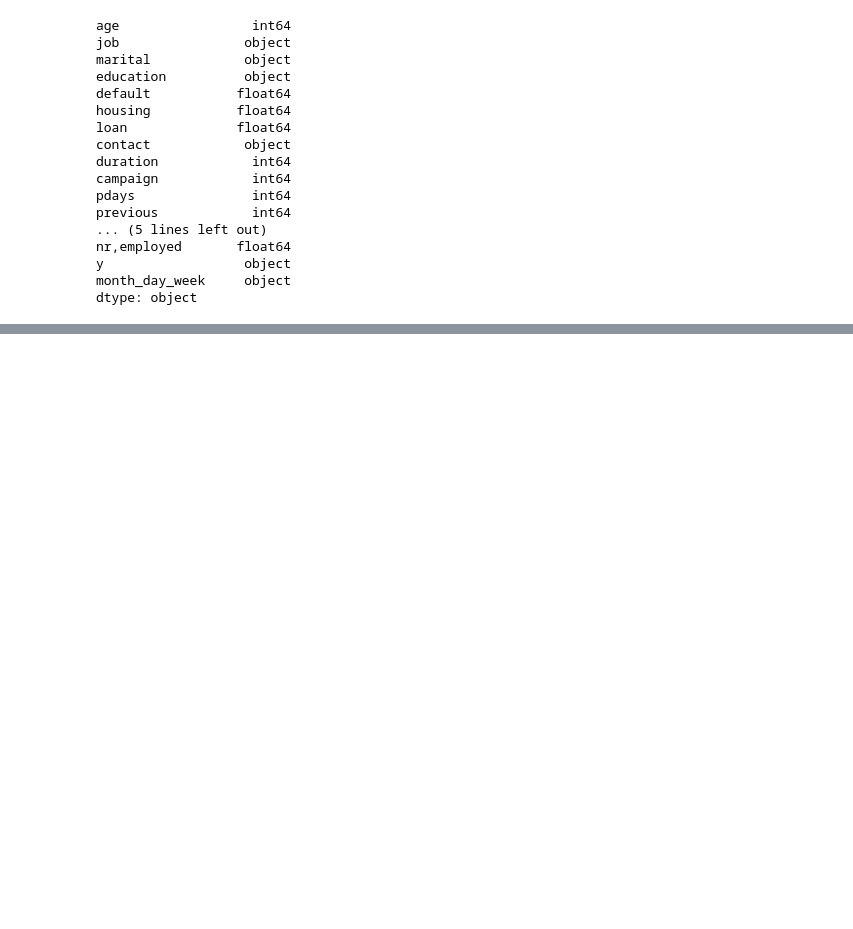
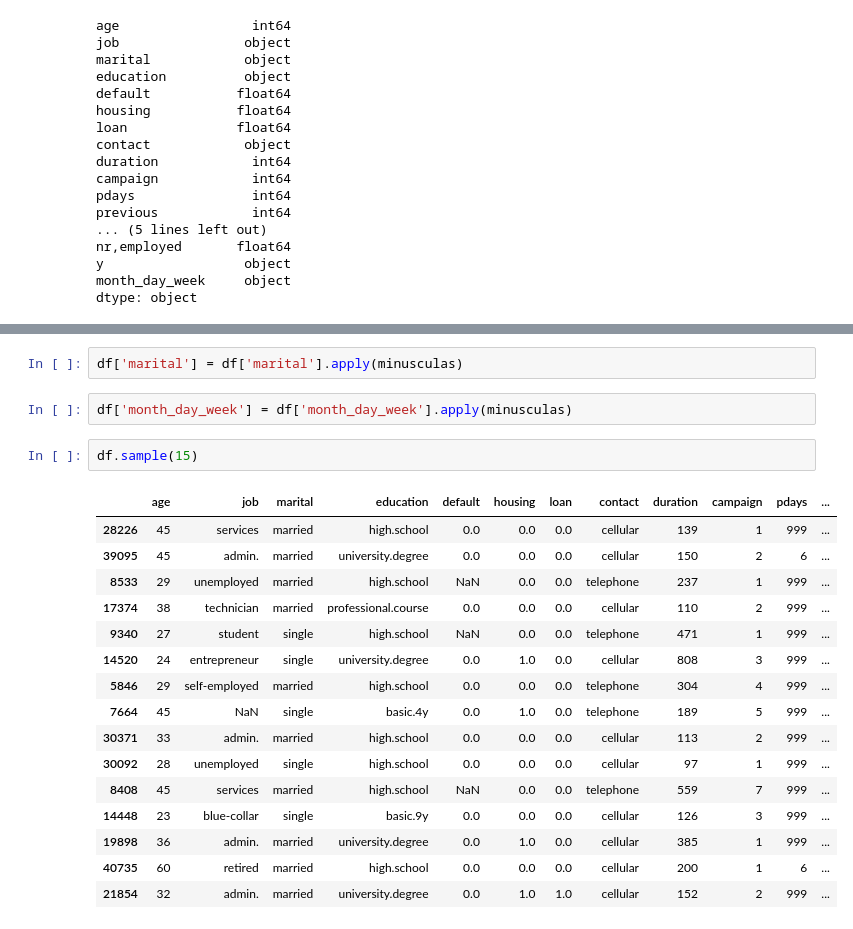
Before and after one commit to Adalab/promo_d_da_modulo2_sprint2_Anna-Estibaliz, a Jupyter notebook: pair_programming_limpieza1.ipynb, the cells around one changed output, grey strips where cells are left out. Cells and saved outputs as stored; diff of their text form; blank space fills up the shorter version.

```diff
--- a/pair_programming_limpieza1.ipynb
+++ b/pair_programming_limpieza1.ipynb
@@ -319,0 +392,23 @@ dtype: object
+# %%
+df['marital'] = df['marital'].apply(minusculas)
+# %%
+df['month_day_week'] = df['month_day_week'].apply(minusculas)
+# %%
+df.sample(15)
+# %% [output]
+|  | age | job | marital | education | default | housing | loan | contact | duration | campaign | pdays | ... |
+| 28226 | 45 | services | married | high.school | 0.0 | 0.0 | 0.0 | cellular | 139 | 1 | 999 | ... |
+| 39095 | 45 | admin. | married | university.degree | 0.0 | 0.0 | 0.0 | cellular | 150 | 2 | 6 | ... |
+| 8533 | 29 | unemployed | married | high.school | NaN | 0.0 | 0.0 | telephone | 237 | 1 | 999 | ... |
+| 17374 | 38 | technician | married | professional.course | 0.0 | 0.0 | 0.0 | cellular | 110 | 2 | 999 | ... |
+| 9340 | 27 | student | single | high.school | NaN | 0.0 | 0.0 | telephone | 471 | 1 | 999 | ... |
+| 14520 | 24 | entrepreneur | single | university.degree | 0.0 | 1.0 | 0.0 | cellular | 808 | 3 | 999 | ... |
+| 5846 | 29 | self-employed | married | high.school | 0.0 | 0.0 | 0.0 | telephone | 304 | 4 | 999 | ... |
+| 7664 | 45 | NaN | single | basic.4y | 0.0 | 1.0 | 0.0 | telephone | 189 | 5 | 999 | ... |
+| 30371 | 33 | admin. | married | high.school | 0.0 | 0.0 | 0.0 | cellular | 113 | 2 | 999 | ... |
+| 30092 | 28 | unemployed | single | high.school | 0.0 | 0.0 | 0.0 | cellular | 97 | 1 | 999 | ... |
+| 8408 | 45 | services | married | high.school | NaN | 0.0 | 0.0 | telephone | 559 | 7 | 999 | ... |
+| 14448 | 23 | blue-collar | single | basic.9y | 0.0 | 0.0 | 0.0 | cellular | 126 | 3 | 999 | ... |
+| 19898 | 36 | admin. | married | university.degree | 0.0 | 1.0 | 0.0 | cellular | 385 | 1 | 999 | ... |
+| 40735 | 60 | retired | married | high.school | 0.0 | 0.0 | 0.0 | cellular | 200 | 1 | 6 | ... |
+| 21854 | 32 | admin. | married | university.degree | 0.0 | 1.0 | 1.0 | cellular | 152 | 2 | 999 | ... |
```
Also changed, not shown: parts of 10 cells of this notebook, 1 other file.
